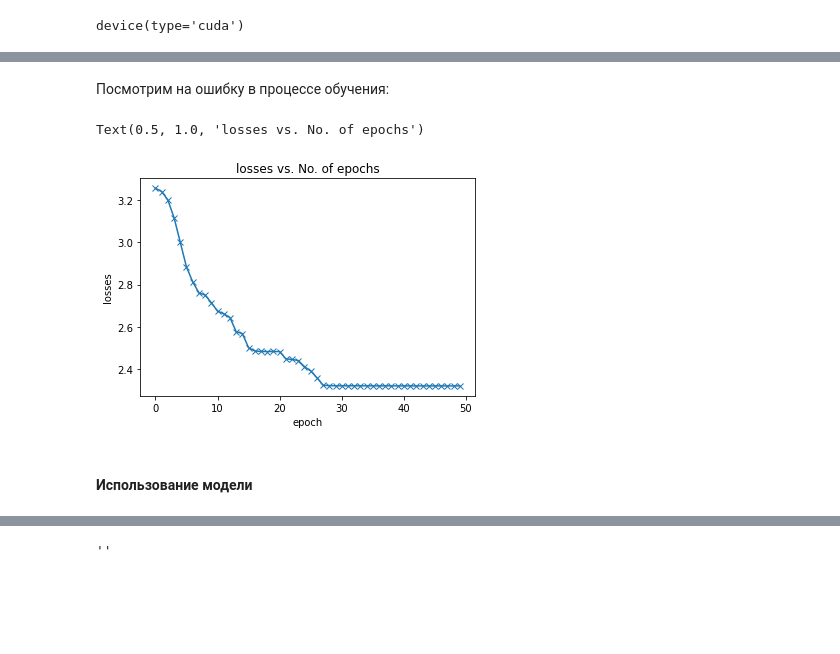
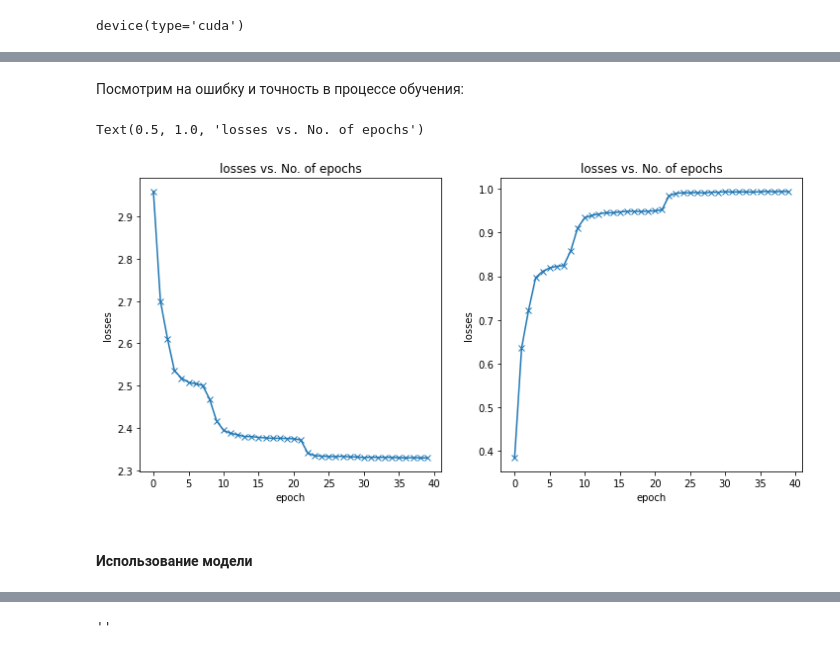
Before and after one commit to lyutovad/GU_PyTorch, a Jupyter notebook: Gesture_recognition.ipynb, the cells around one changed output, grey strips where cells are left out. Cells and saved outputs as stored; diff of their text form; code cells hidden in the pictures; blank space fills up the shorter version.

```diff
--- a/Gesture_recognition.ipynb
+++ b/Gesture_recognition.ipynb
@@ -285,0 +230,33 @@ Epoch 50, loss:  2.322153755001255
+# %%
+train_loss_history = []
+accuracy_history = []
+counter = 0
+start = time.time()
+for epoch in range(epochs):
+    epoch_accuracy = []
+    epoch_loss = []
+    for i, data in enumerate(train_dataloader, 0):
+
+        inputs, labels = data[0].to(device), data[1].to(device)
+
+        optimizer.zero_grad()
+
+        outputs = model(inputs)
+
+        loss = criterion(outputs, labels)
+        loss.backward()
+        optimizer.step()
+
+        epoch_loss.append(loss.item())
+        epoch_accuracy.append(accuracy(outputs, labels))
+        category = labels[int(labels[0])]
+        if counter % 500 == 0:
+            guess, guess_i = categoryFromOutput(outputs)
+            correct = '✓' if guess == category else '✗ (%s)' % category
+        counter = counter + 1
+    if counter % 100 == 0:
+        all_losses.append(current_loss / 25)
+        current_loss = 0
+    train_loss_history.append(np.mean(epoch_loss))
+    accuracy_history.append(np.mean(epoch_accuracy))
+    print(f'Epoch {epoch+1}, loss: {np.mean(epoch_loss)}, accuracy: {np.mean(epoch_accuracy)} / {guess} {correct}')
@@ -286,12 +281,22 @@ Epoch 50, loss:  2.322153755001255
 # %% [markdown]
-Посмотрим на ошибку в процессе обучения:
+Посмотрим на ошибку и точность в процессе обучения:
 # %%
-losses = [np.mean(loss) for loss in epoch_losses]
+losses = [np.mean(loss) for loss in train_loss_history]
+accuracy = [np.mean(loss) for loss in accuracy_history]
+
+fig, ax = plt.subplots(figsize=(12, 12))
+ax = plt.subplot(221)
 plt.plot(losses, '-x')
 plt.xlabel('epoch')
 plt.ylabel('losses')
 plt.title('losses vs. No. of epochs')
+
+ax = plt.subplot(222)
+plt.plot(accuracy, '-x')
+plt.xlabel('epoch')
+plt.ylabel('losses')
+plt.title('losses vs. No. of epochs')
 # %% [output]
 Text(0.5, 1.0, 'losses vs. No. of epochs')
-[figure, old version]
+[figure, new version]
 # %%
@@ -299,3 +304,3 @@ torch.save(model.state_dict(), 'models/gesture_detection_g_language_50_epochs.pt
-# %% [markdown]
-#### Использование модели
+# %% [markdown]
+#### Использование модели
 # %%
```
Also changed, not shown: parts of 39 cells of this notebook.
